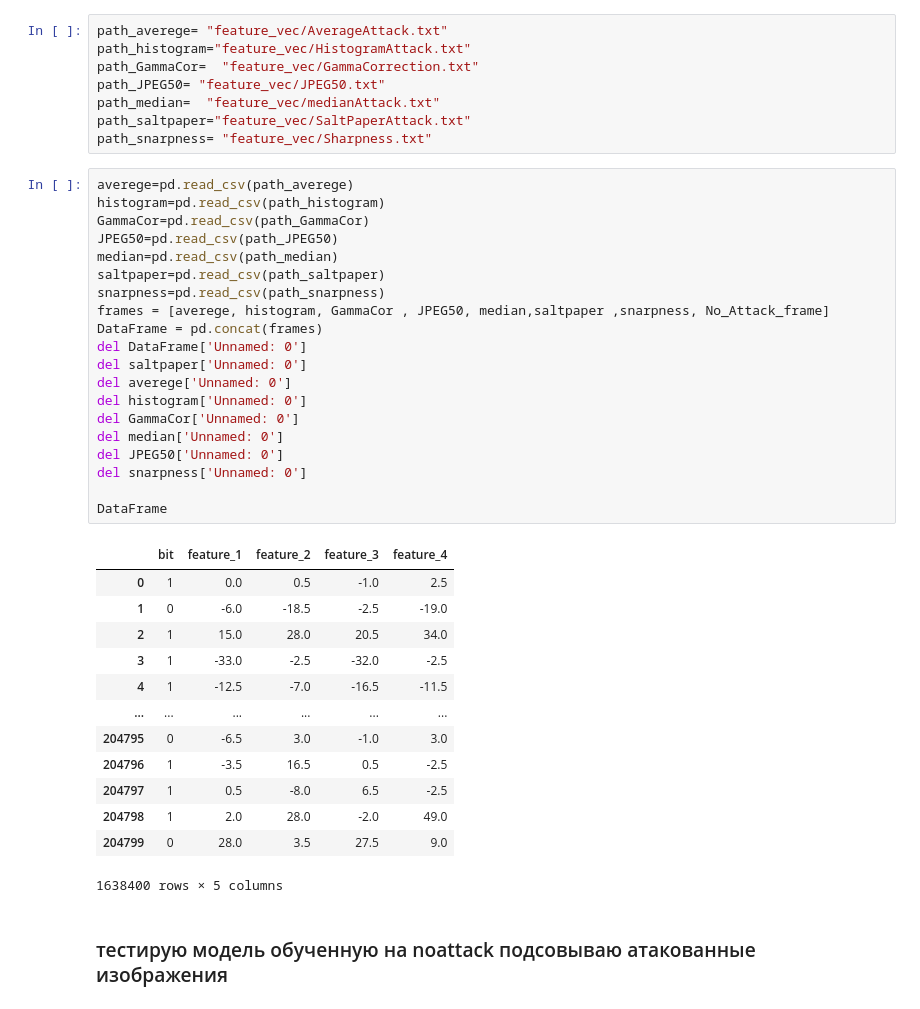
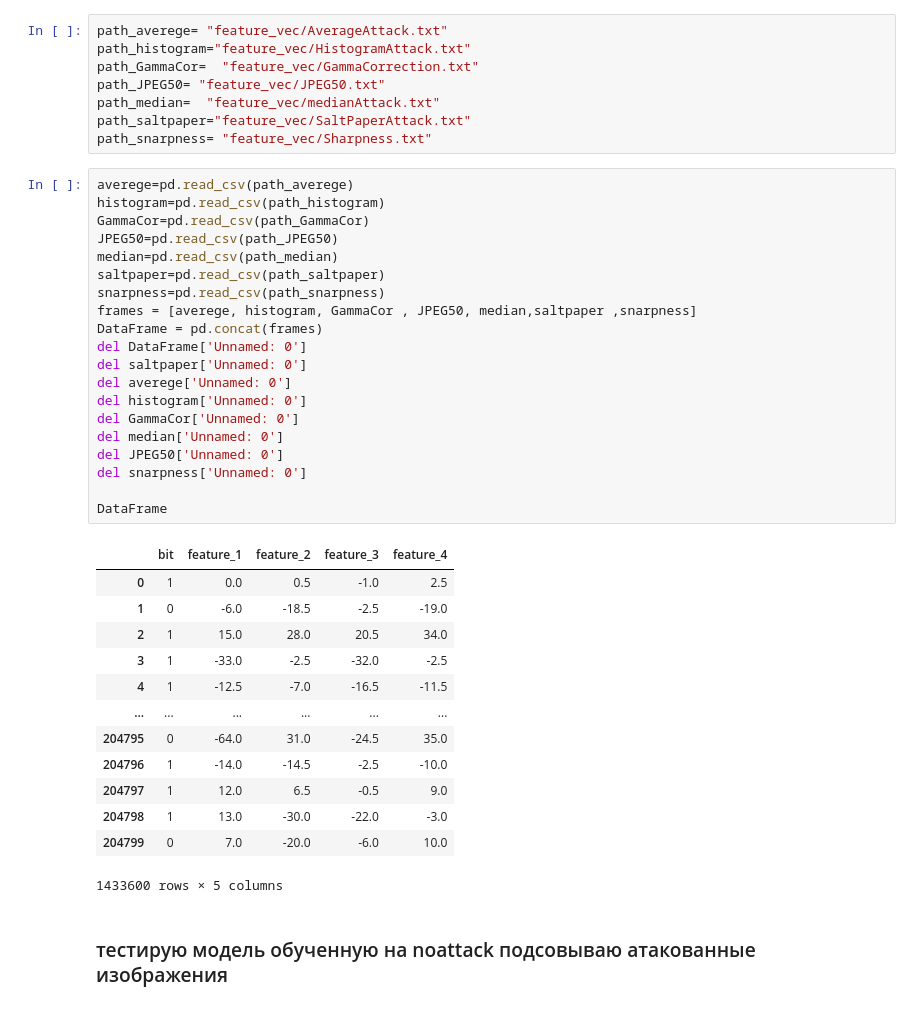
Before and after one commit to Lempi-sudo/VKR, a Jupyter notebook: Task4.ipynb, the cells around one changed output. Saved outputs shown, nothing was run; the diff lists cells and outputs as text.

```diff
--- a/Task4.ipynb
+++ b/Task4.ipynb
@@ -112,37 +139,37 @@ path_snarpness= "feature_vec/Sharpness.txt"
 # %%
 averege=pd.read_csv(path_averege)
 histogram=pd.read_csv(path_histogram)
 GammaCor=pd.read_csv(path_GammaCor)
 JPEG50=pd.read_csv(path_JPEG50)
 median=pd.read_csv(path_median)
 saltpaper=pd.read_csv(path_saltpaper)
 snarpness=pd.read_csv(path_snarpness)
-frames = [averege, histogram, GammaCor , JPEG50, median,saltpaper ,snarpness, No_Attack_frame]
+frames = [averege, histogram, GammaCor , JPEG50, median,saltpaper ,snarpness]
 DataFrame = pd.concat(frames)
 del DataFrame['Unnamed: 0']
 del saltpaper['Unnamed: 0']
 del averege['Unnamed: 0']
 del histogram['Unnamed: 0']
 del GammaCor['Unnamed: 0']
 del median['Unnamed: 0']
 del JPEG50['Unnamed: 0']
 del snarpness['Unnamed: 0']
 
 DataFrame
 # %% [output]
 |  | bit | feature_1 | feature_2 | feature_3 | feature_4 |
 | 0 | 1 | 0.0 | 0.5 | -1.0 | 2.5 |
 | 1 | 0 | -6.0 | -18.5 | -2.5 | -19.0 |
 | 2 | 1 | 15.0 | 28.0 | 20.5 | 34.0 |
 | 3 | 1 | -33.0 | -2.5 | -32.0 | -2.5 |
 | 4 | 1 | -12.5 | -7.0 | -16.5 | -11.5 |
 | ... | ... | ... | ... | ... | ... |
-| 204795 | 0 | -6.5 | 3.0 | -1.0 | 3.0 |
-| 204796 | 1 | -3.5 | 16.5 | 0.5 | -2.5 |
-| 204797 | 1 | 0.5 | -8.0 | 6.5 | -2.5 |
-| 204798 | 1 | 2.0 | 28.0 | -2.0 | 49.0 |
-| 204799 | 0 | 28.0 | 3.5 | 27.5 | 9.0 |
+| 204795 | 0 | -64.0 | 31.0 | -24.5 | 35.0 |
+| 204796 | 1 | -14.0 | -14.5 | -2.5 | -10.0 |
+| 204797 | 1 | 12.0 | 6.5 | -0.5 | 9.0 |
+| 204798 | 1 | 13.0 | -30.0 | -22.0 | -3.0 |
+| 204799 | 0 | 7.0 | -20.0 | -6.0 | 10.0 |
-1638400 rows × 5 columns
+1433600 rows × 5 columns
 # %% [markdown]
 ### тестирую модель обученную на noattack подсовываю атакованные изображения
 # %%
```
Also changed, not shown: parts of 51 cells of this notebook, 5 other files.
